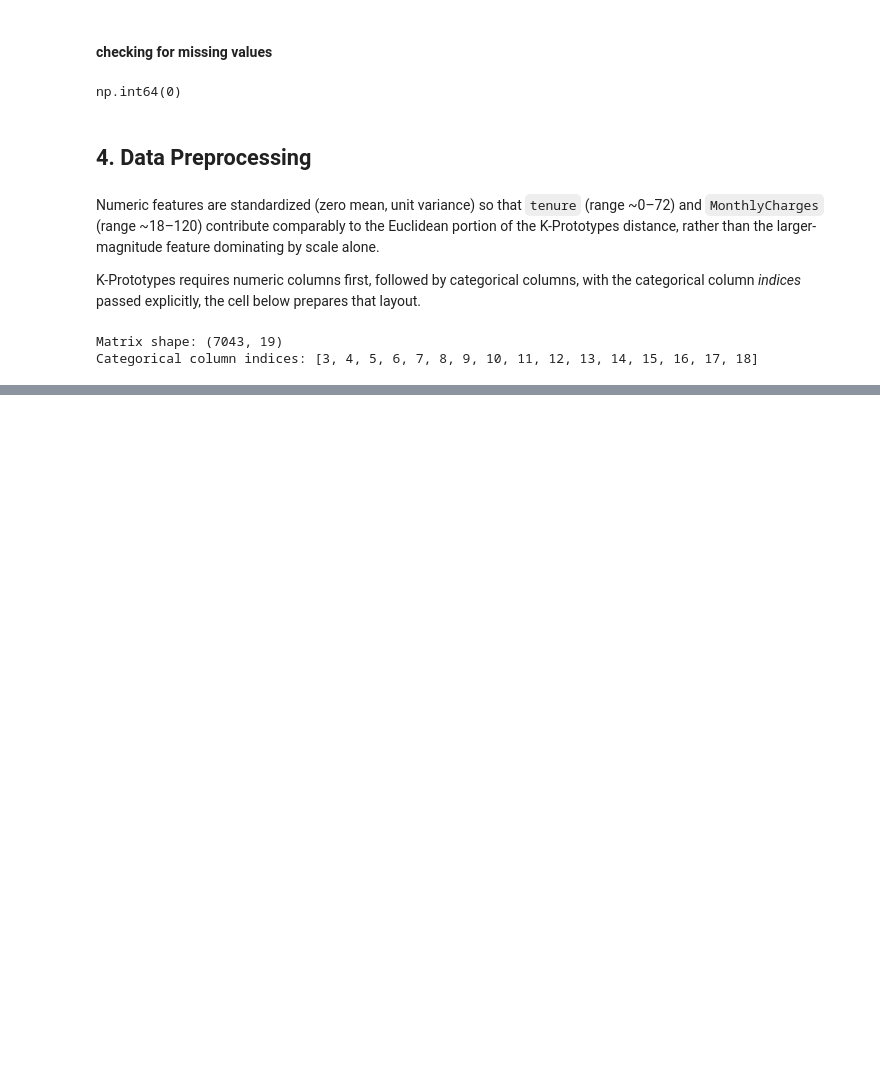
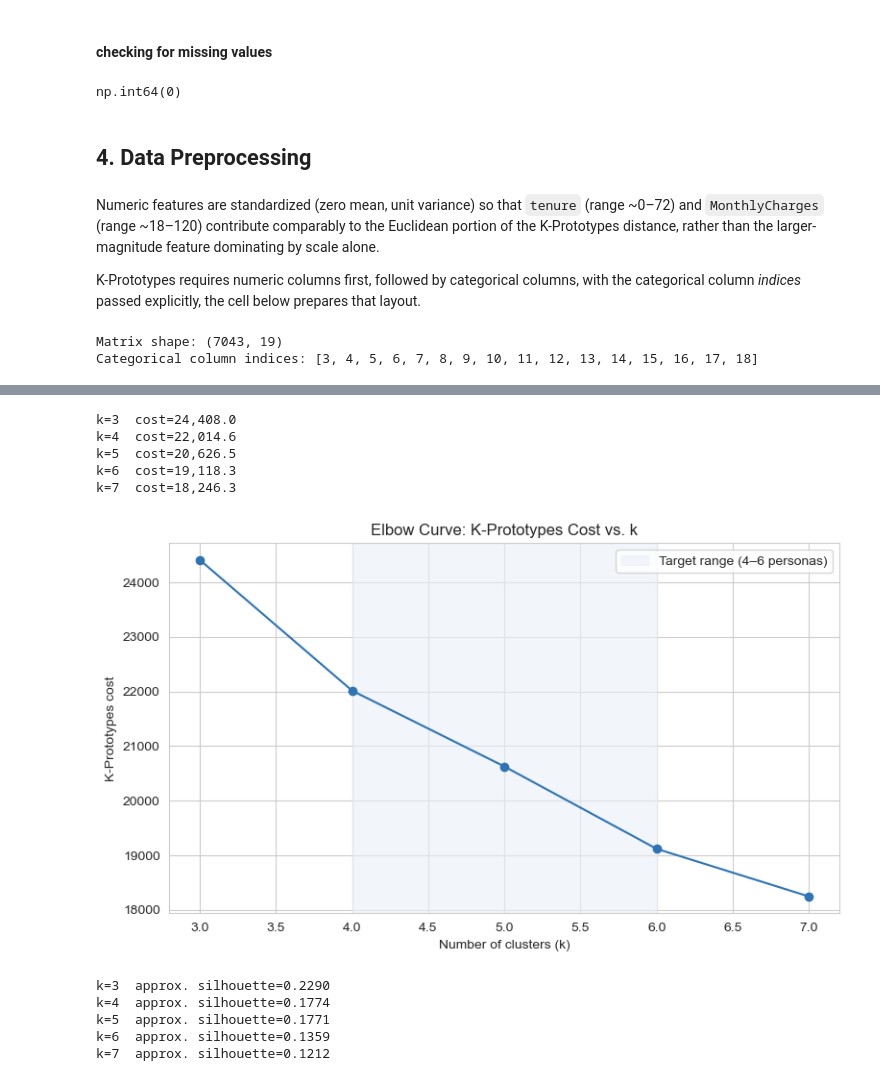
Before and after one commit to danielowuor/Customer-Retention-Intelligence-System, a Jupyter notebook: notebooks/02_segmentation.ipynb, the cells around one changed output, grey strips where cells are left out. Cells and saved outputs as stored; diff of their text form; code cells hidden in the pictures; blank space fills up the shorter version.

Commit message:
feat(modeling): select optimal number of clusters k for personas

```diff
--- a/notebooks/02_segmentation.ipynb
+++ b/notebooks/02_segmentation.ipynb
@@ -109,0 +119,52 @@ Categorical column indices: [3, 4, 5, 6, 7, 8, 9, 10, 11, 12, 13, 14, 15, 16, 17
+# %%
+candidate_ks = list(range(3, 8))
+costs = []
+models = {}
+
+for k in candidate_ks:
+    kproto = KPrototypes(n_clusters=k, init="Cao", n_init=3, random_state=RANDOM_SEED, verbose=0)
+    labels = kproto.fit_predict(X_matrix, categorical=categorical_indices)
+    costs.append(kproto.cost_)
+    models[k] = (kproto, labels)
+    print(f"k={k}  cost={kproto.cost_:,.1f}")
+# %% [output]
+k=3  cost=24,408.0
+k=4  cost=22,014.6
+k=5  cost=20,626.5
+k=6  cost=19,118.3
+k=7  cost=18,246.3
+# %%
+fig, ax = plt.subplots()
+ax.plot(candidate_ks, costs, marker="o", color="#2E74B5")
+ax.set_xlabel("Number of clusters (k)")
+ax.set_ylabel("K-Prototypes cost")
+ax.set_title("Elbow Curve: K-Prototypes Cost vs. k")
+ax.axvspan(4, 6, color="#EAF1F8", alpha=0.6, label="Target range (4–6 personas)")
+ax.legend()
+plt.show()
+# %% [output]
+[figure, added]
+# %%
+# One-hot encoded, scaled representation for an approximate silhouette check
+X_ohe = pd.get_dummies(X[categorical_features], drop_first=False)
+X_ohe_full = pd.concat(
+    [pd.DataFrame(scaler.transform(X[numeric_features]), columns=numeric_features, index=X.index), X_ohe],
+    axis=1,
+)
+
+# Subsample for tractability (silhouette is O(n^2) in memory/time)
+sample_idx = X_ohe_full.sample(n=2000, random_state=RANDOM_SEED).index
+
+sil_scores = {}
+for k in candidate_ks:
+    _, labels = models[k]
+    labels_sample = pd.Series(labels, index=X.index).loc[sample_idx]
+    score = silhouette_score(X_ohe_full.loc[sample_idx], labels_sample)
+    sil_scores[k] = score
+    print(f"k={k}  approx. silhouette={score:.4f}")
+# %% [output]
+k=3  approx. silhouette=0.2290
+k=4  approx. silhouette=0.1774
+k=5  approx. silhouette=0.1771
+k=6  approx. silhouette=0.1359
+k=7  approx. silhouette=0.1212
```
Also changed, not shown: parts of 5 cells of this notebook.
